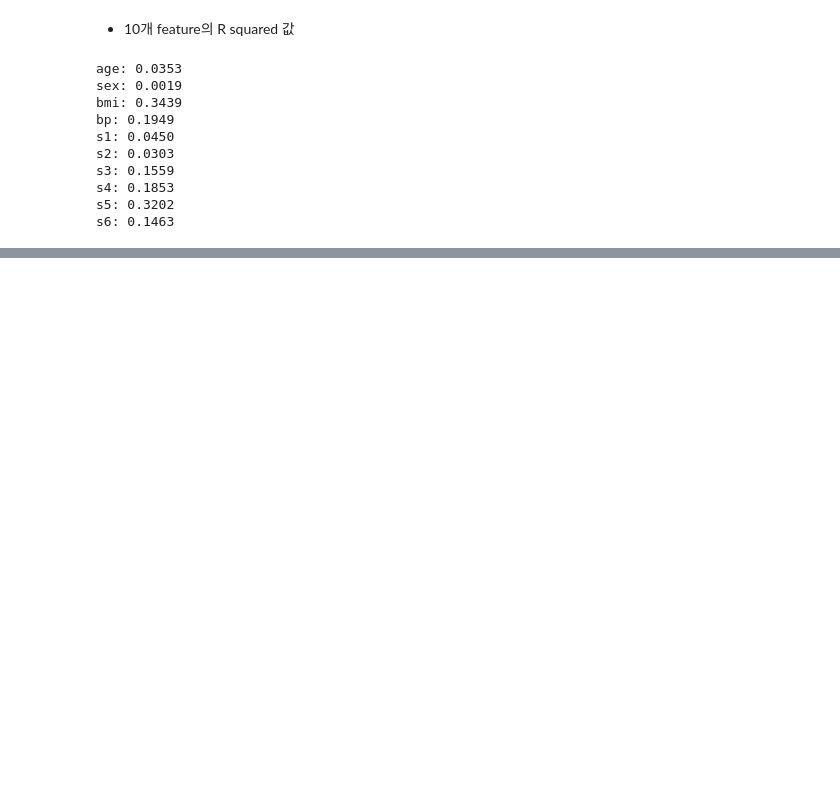
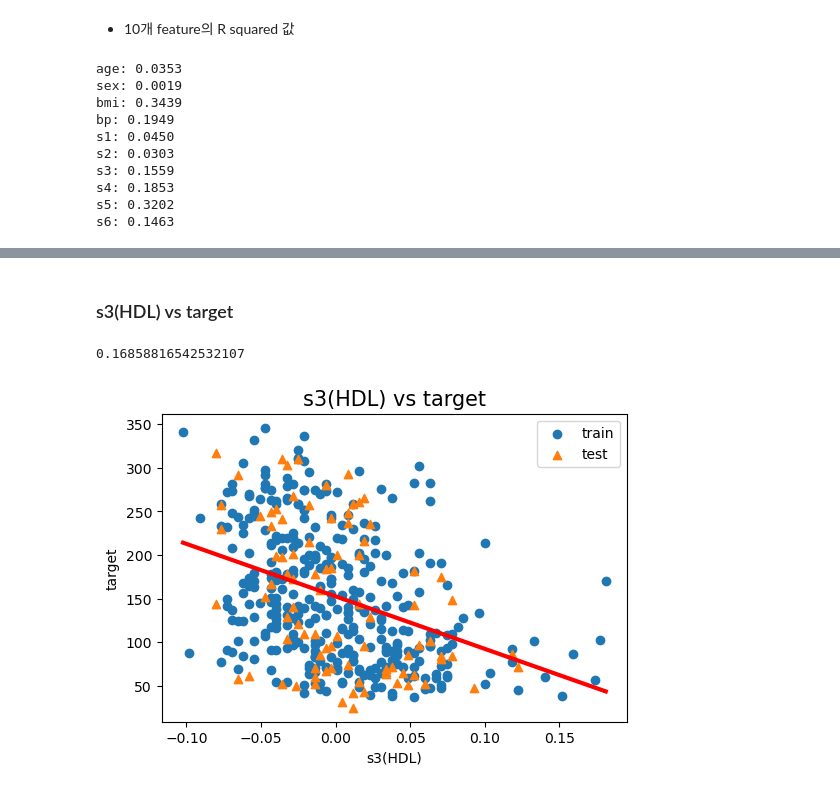
Before and after one commit to ckiekim/MachineLearningLecture-2023.10, a Jupyter notebook: 04.회귀/02.단순선형회귀_당뇨병.ipynb, the cells around one changed output, grey strips where cells are left out. Saved outputs shown, nothing was run; the diff lists cells and outputs as text; code cells hidden in the pictures; blank space fills up the shorter version.

```diff
--- a/04.회귀/02.단순선형회귀_당뇨병.ipynb
+++ b/04.회귀/02.단순선형회귀_당뇨병.ipynb
@@ -85,0 +125,24 @@ s6: 0.1463
+# %% [markdown]
+### s3(HDL) vs target
+# %%
+X_train2, X_test2, y_train2, y_test2 = train_test_split(
+    df.s3.values.reshape(-1, 1), diab.target, test_size=0.2, random_state=2023
+)
+lr2 = LinearRegression()
+lr2.fit(X_train2, y_train2)
+lr2.score(X_test2, y_test2)
+# %% [output]
+0.16858816542532107
+# %%
+xs2 = np.array([X_train2.min(), X_train2.max()])
+ys2 = lr2.coef_[0] * xs2 + lr2.intercept_
+# %%
+plt.figure(figsize=(6,4))
+plt.scatter(X_train2, y_train2, label='train')
+plt.scatter(X_test2, y_test2, marker='^', label='test')
+plt.plot(xs2, ys2, c='red', lw=3)
+plt.title('s3(HDL) vs target', fontsize=15)
+plt.xlabel('s3(HDL)'), plt.ylabel('target'), plt.legend()
+plt.show()
+# %% [output]
+[figure, added]
```
Also changed, not shown: parts of 9 cells of this notebook, 1 other file.
